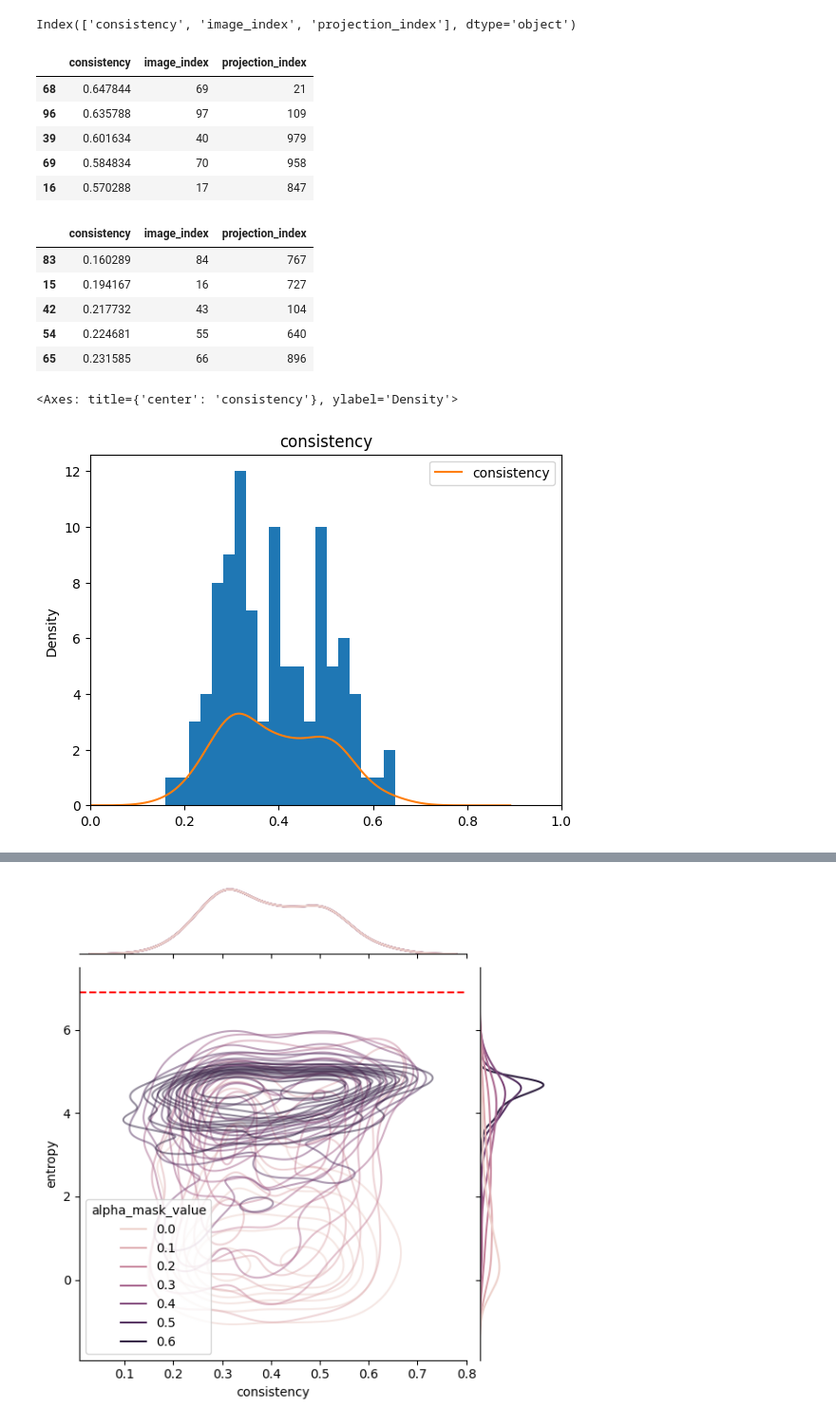
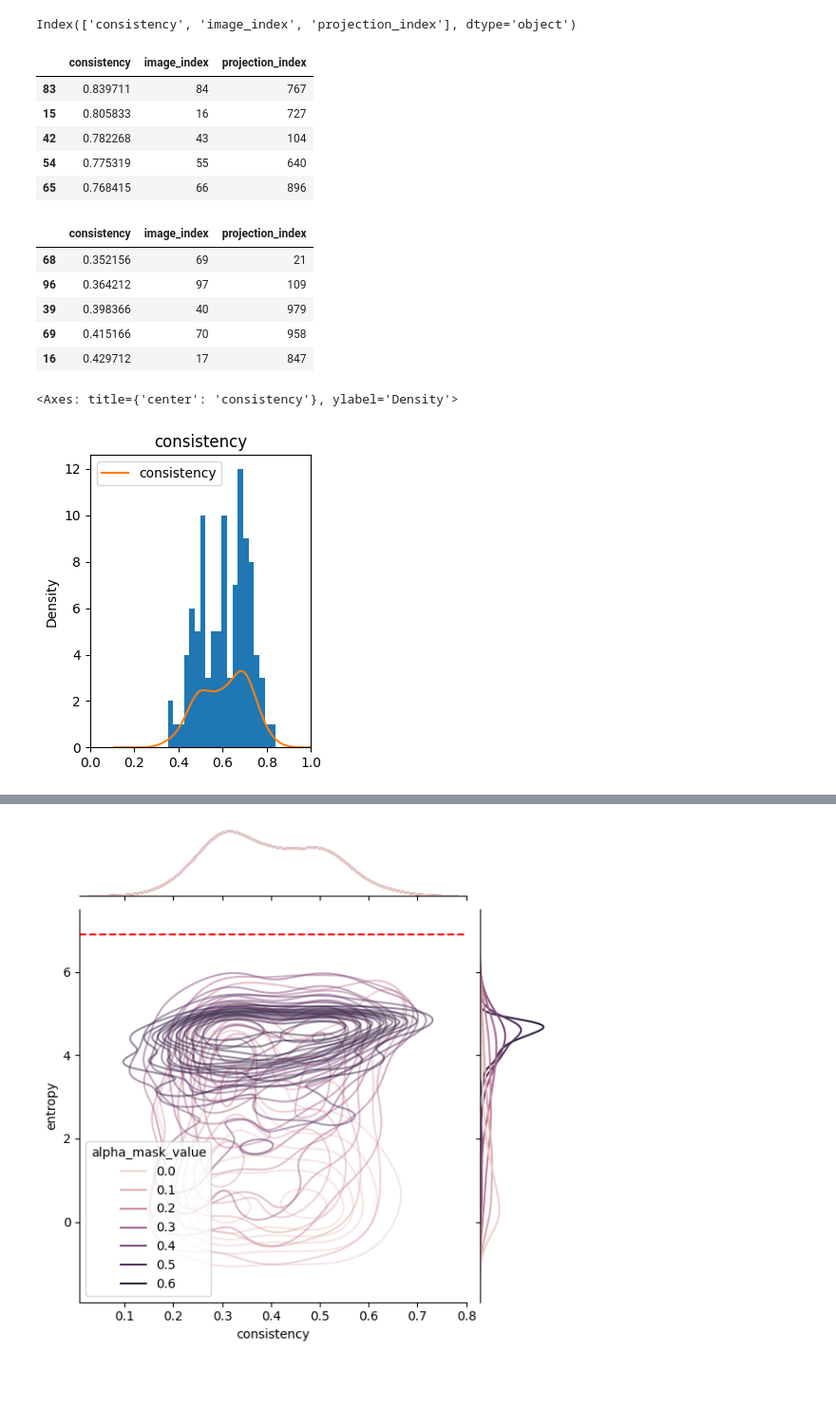
Before and after one commit to Amir-Mehrpanah/On-Spectral-Properties-of-Gradient-based-Explanation-Methods-ECCV24, a Jupyter notebook: experiments/experiment_6_0.ipynb, the cells around one changed output, grey strips where cells are left out. Shown at 95% size. Drawn from its saved outputs; the diff is of its cells as text; code cells hidden in the pictures; blank space fills up the shorter version.

```diff
--- a/experiments/experiment_6_0.ipynb
+++ b/experiments/experiment_6_0.ipynb
@@ -96,7 +96,7 @@ image_index = {1: 21, 64: 21, 74: 21, 73: 21, 72: 21, 71: 21, 70: 21, 69: 21, 68
 baseline_mask_type = {'gaussian': 2100}
 alpha_mask_value = {0.0: 300, 0.1: 300, 0.2: 300, 0.3: 300, 0.4: 300, 0.5: 300, 0.6: 300}
 # %%
-consistency_data = load_experiment_consistency(save_metadata_dir,"cosine_*.csv")
+consistency_data = load_experiment_consistency(save_metadata_dir,"consistency_cosine*.csv")
 print(consistency_data.columns)
 # %% [output]
 Index(['consistency', 'image_index', 'projection_index'], dtype='object')
@@ -105,27 +105,30 @@ top5 = consistency_data.sort_values("consistency", ascending=False).head(5)
 top5
 # %% [output]
 |  | consistency | image_index | projection_index |
-| 68 | 0.647844 | 69 | 21 |
-| 96 | 0.635788 | 97 | 109 |
-| 39 | 0.601634 | 40 | 979 |
-| 69 | 0.584834 | 70 | 958 |
-| 16 | 0.570288 | 17 | 847 |
+| 83 | 0.839711 | 84 | 767 |
+| 15 | 0.805833 | 16 | 727 |
+| 42 | 0.782268 | 43 | 104 |
+| 54 | 0.775319 | 55 | 640 |
+| 65 | 0.768415 | 66 | 896 |
 # %%
 bottom5 = consistency_data.sort_values("consistency", ascending=True).head(5)
 bottom5
 # %% [output]
 |  | consistency | image_index | projection_index |
-| 83 | 0.160289 | 84 | 767 |
-| 15 | 0.194167 | 16 | 727 |
-| 42 | 0.217732 | 43 | 104 |
-| 54 | 0.224681 | 55 | 640 |
-| 65 | 0.231585 | 66 | 896 |
+| 68 | 0.352156 | 69 | 21 |
+| 96 | 0.364212 | 97 | 109 |
+| 39 | 0.398366 | 40 | 979 |
+| 69 | 0.415166 | 70 | 958 |
+| 16 | 0.429712 | 17 | 847 |
 # %%
-consistency_data.hist(column="consistency", bins=20,)
-consistency_data.plot.kde(y="consistency",ax=plt.gca(),xlim=(0,1))
+fig, axis = plt.subplots(1, 1, figsize=(3, 4))
+consistency_data.hist(column="consistency", bins=20,ax=axis)
+consistency_data.plot.kde(y="consistency",ax=axis,xlim=(0,1))
+axis.set_title("Consistency Histogram Cosine Distance")
+# save_axis(["consistency"], fig, axis, save_output_dir)
 # %% [output]
 <Axes: title={'center': 'consistency'}, ylabel='Density'>
-[figure, old version]
+[figure, new version]
 # %%
 image_index = 70
 original_image, label, image_path = query_imagenet(image_index=image_index)
```
Also changed, not shown: parts of 2 cells of this notebook, 7 other files.
